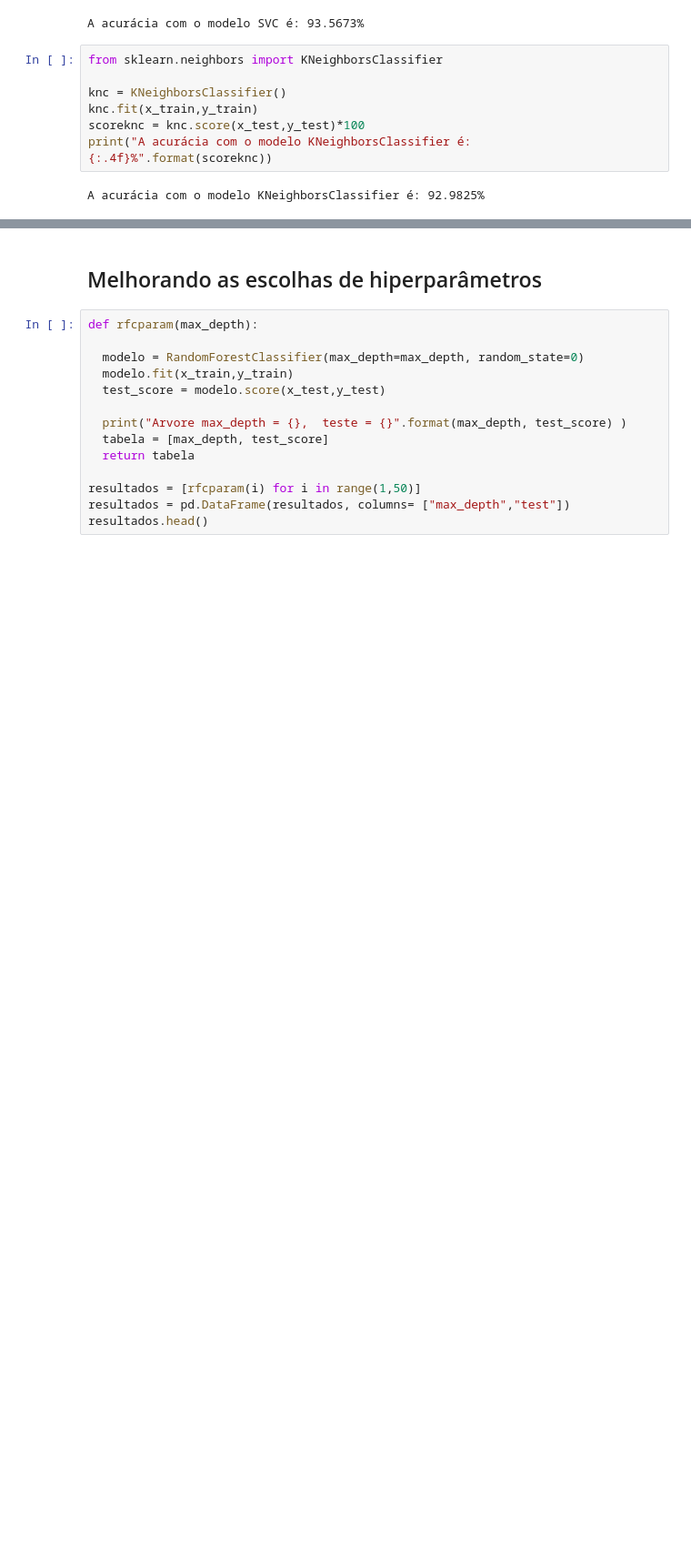
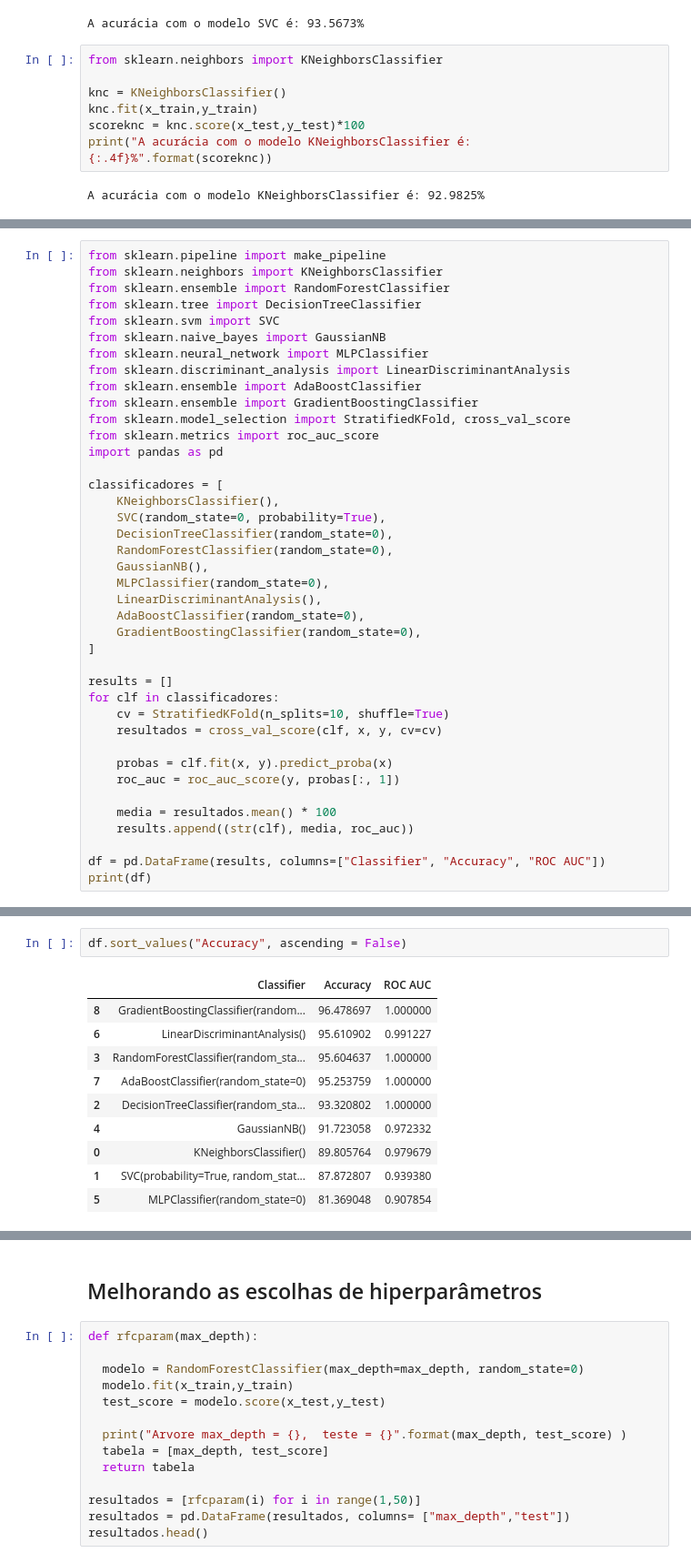
Before and after one commit to FKENZOLS/classification_disease_project, a Jupyter notebook: projeto_exames_cancer.ipynb, the cells around one changed output, grey strips where cells are left out. Shown at 91% size. Drawn from its saved outputs; the diff is of its cells as text; blank space fills up the shorter version.

```diff
--- a/projeto_exames_cancer.ipynb
+++ b/projeto_exames_cancer.ipynb
@@ -246,0 +253,40 @@ O algoritmo que apresentou maior acurácia é o RandomForestClassifier.
+# %%
+from sklearn.pipeline import make_pipeline
+from sklearn.neighbors import KNeighborsClassifier
+from sklearn.ensemble import RandomForestClassifier
+from sklearn.tree import DecisionTreeClassifier
+from sklearn.svm import SVC
+from sklearn.naive_bayes import GaussianNB
+from sklearn.neural_network import MLPClassifier
+from sklearn.discriminant_analysis import LinearDiscriminantAnalysis
+from sklearn.ensemble import AdaBoostClassifier
+from sklearn.ensemble import GradientBoostingClassifier
+from sklearn.model_selection import StratifiedKFold, cross_val_score
+from sklearn.metrics import roc_auc_score
+import pandas as pd
+
+classificadores = [
+    KNeighborsClassifier(),
+    SVC(random_state=0, probability=True),
+    DecisionTreeClassifier(random_state=0),
+    RandomForestClassifier(random_state=0),
+    GaussianNB(),
+    MLPClassifier(random_state=0),
+    LinearDiscriminantAnalysis(),
+    AdaBoostClassifier(random_state=0),
+    GradientBoostingClassifier(random_state=0),
+]
+
+results = []
+for clf in classificadores:
+    cv = StratifiedKFold(n_splits=10, shuffle=True)
+    resultados = cross_val_score(clf, x, y, cv=cv)
+
+    probas = clf.fit(x, y).predict_proba(x)
+    roc_auc = roc_auc_score(y, probas[:, 1])
+
+    media = resultados.mean() * 100
+    results.append((str(clf), media, roc_auc))
+
+df = pd.DataFrame(results, columns=["Classifier", "Accuracy", "ROC AUC"])
+print(df)
@@ -247,3 +304,16 @@ O algoritmo que apresentou maior acurácia é o RandomForestClassifier.
+# %%
+df.sort_values("Accuracy", ascending = False)
+# %% [output]
+|  | Classifier | Accuracy | ROC AUC |
+| 8 | GradientBoostingClassifier(random... | 96.478697 | 1.000000 |
+| 6 | LinearDiscriminantAnalysis() | 95.610902 | 0.991227 |
+| 3 | RandomForestClassifier(random_sta... | 95.604637 | 1.000000 |
+| 7 | AdaBoostClassifier(random_state=0) | 95.253759 | 1.000000 |
+| 2 | DecisionTreeClassifier(random_sta... | 93.320802 | 1.000000 |
+| 4 | GaussianNB() | 91.723058 | 0.972332 |
+| 0 | KNeighborsClassifier() | 89.805764 | 0.979679 |
+| 1 | SVC(probability=True, random_stat... | 87.872807 | 0.939380 |
+| 5 | MLPClassifier(random_state=0) | 81.369048 | 0.907854 |
 # %%
 rfc=RandomForestClassifier(random_state=0)
 cv = StratifiedKFold(n_splits = 10, shuffle=True)
```
Also changed, not shown: parts of 14 cells of this notebook.
